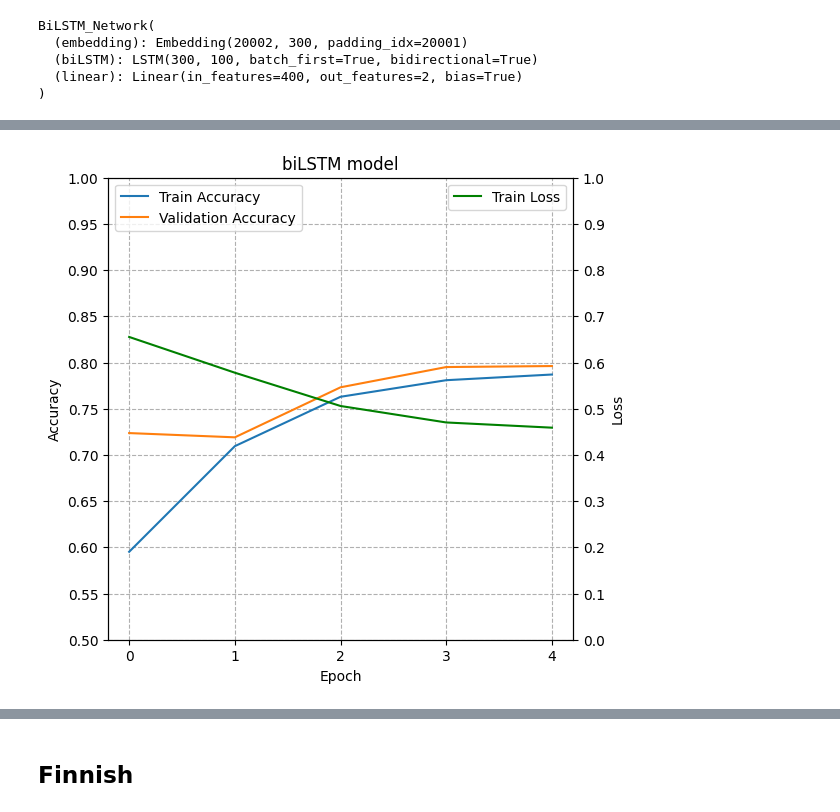
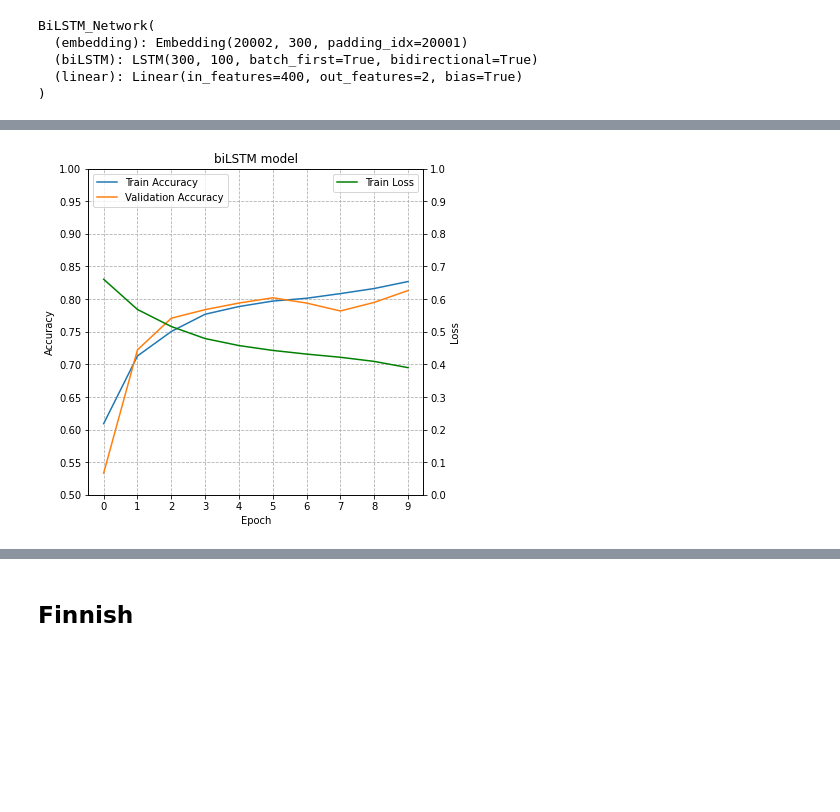
Before and after one commit to RasmusML/nlp_question_answer_project, a Jupyter notebook: 2. Representation Learning.ipynb, the cells around one changed output, grey strips where cells are left out. Saved outputs shown, nothing was run; the diff lists cells and outputs as text; code cells hidden in the pictures; blank space fills up the shorter version.

```diff
--- a/2. Representation Learning.ipynb
+++ b/2. Representation Learning.ipynb
@@ -183,13 +200,13 @@ class BiLSTM_Network(nn.Module):
 
     def forward(self, q_ids, q_lengths, d_ids, d_lengths):
         q_embeds = self.embedding(q_ids)
-        lstm_in = nn.utils.rnn.pack_padded_sequence(q_embeds, q_lengths, batch_first=True, enforce_sorted=False)
+        lstm_in = nn.utils.rnn.pack_padded_sequence(q_embeds, q_lengths.cpu(), batch_first=True, enforce_sorted=False)
         lstm_out, _hidden = self.biLSTM(lstm_in)
         lstm_out, _ = nn.utils.rnn.pad_packed_sequence(lstm_out, batch_first=True)
         q_ff_in = torch.max(lstm_out, 1)[0]
 
         d_embeds = self.embedding(d_ids)
-        lstm_in = nn.utils.rnn.pack_padded_sequence(d_embeds, d_lengths, batch_first=True, enforce_sorted=False)
+        lstm_in = nn.utils.rnn.pack_padded_sequence(d_embeds, d_lengths.cpu(), batch_first=True, enforce_sorted=False)
         lstm_out, _hidden = self.biLSTM(lstm_in)
         lstm_out, _ = nn.utils.rnn.pad_packed_sequence(lstm_out, batch_first=True)
         d_ff_in = torch.max(lstm_out, 1)[0]
@@ -235,8 +252,16 @@ def summarize_batch(token_ids, sequence_lengths):
 
     pad_count = np.sum([torch.sum(question == pad_id) for question in token_ids])
     print("PAD: {}/{}".format(pad_count, total_length))
+# %%
+def transfer_batch(q_ids, q_lengths, d_ids, d_lengths, targets):
+  q_ids = q_ids.to(device)
+  q_lengths = q_lengths.to(device)
+  d_ids = d_ids.to(device)
+  d_lengths = d_lengths.to(device)
+  targets = targets.to(device)
+  return q_ids, q_lengths, d_ids, d_lengths, targets
 # %%
-def train(model: nn.Module, train_data, validation_data, n_epochs = 5, batch_size = 64):
+def train(model: nn.Module, train_data, validation_data, n_epochs = 10, batch_size = 64):
     loss_fn = nn.CrossEntropyLoss()
     optimizer = optim.Adam(model.parameters()) #, weight_decay=1e-6
 
@@ -263,6 +288,7 @@ def train(model: nn.Module, train_data, validation_data, n_epochs = 5, batch_siz
 
         batch_pbar = tqdm(train_dataloader)
         for q_ids, q_lengths, d_ids, d_lengths, targets in batch_pbar:
+            q_ids, q_lengths, d_ids, d_lengths, targets = transfer_batch(q_ids, q_lengths, d_ids, d_lengths, targets)
 
             # training
             outputs = model(q_ids, q_lengths, d_ids, d_lengths)
@@ -274,9 +300,9 @@ def train(model: nn.Module, train_data, validation_data, n_epochs = 5, batch_siz
 
             # prediction
             predictions = outputs.max(1)[1]
-            accuracy = accuracy_score(targets, predictions)
+            accuracy = accuracy_score(targets.cpu(), predictions.cpu())
 
-            loss_epoch.append(loss.item())
+            loss_epoch.append(loss.detach().cpu().item())
             accuracy_epoch.append(accuracy)
 
             batch_pbar.set_description(f"epoch={epoch+1}/{n_epochs} | loss={loss.item():.2f}, accuracy={accuracy:.2f}")
@@ -295,7 +321,7 @@ def train(model: nn.Module, train_data, validation_data, n_epochs = 5, batch_siz
 
     print("Finished training.")
 
-    return train_loss, train_accuracies, train_loss
+    return train_losses, train_accuracies, test_accuracies
 # %%
 def evaluate(model: nn.Module, valid_dl: DataLoader):
     model.eval()
@@ -369,3 +398,3 @@ Output logits:
 # %%
-train(model, train_en, validation_en)
+train_result_en = train(model, train_en, validation_en)
 # %% [output]
@@ -385,4 +412,5 @@ Finished training.
 # %%
+train_losses, train_accuracies, test_accuracies = train_result_en
 plot_network_learning("biLSTM model", train_accuracies, test_accuracies, train_losses)
 # %% [output]
-[figure, old version]
+[figure, new version]
```
Also changed, not shown: parts of 13 cells of this notebook.
